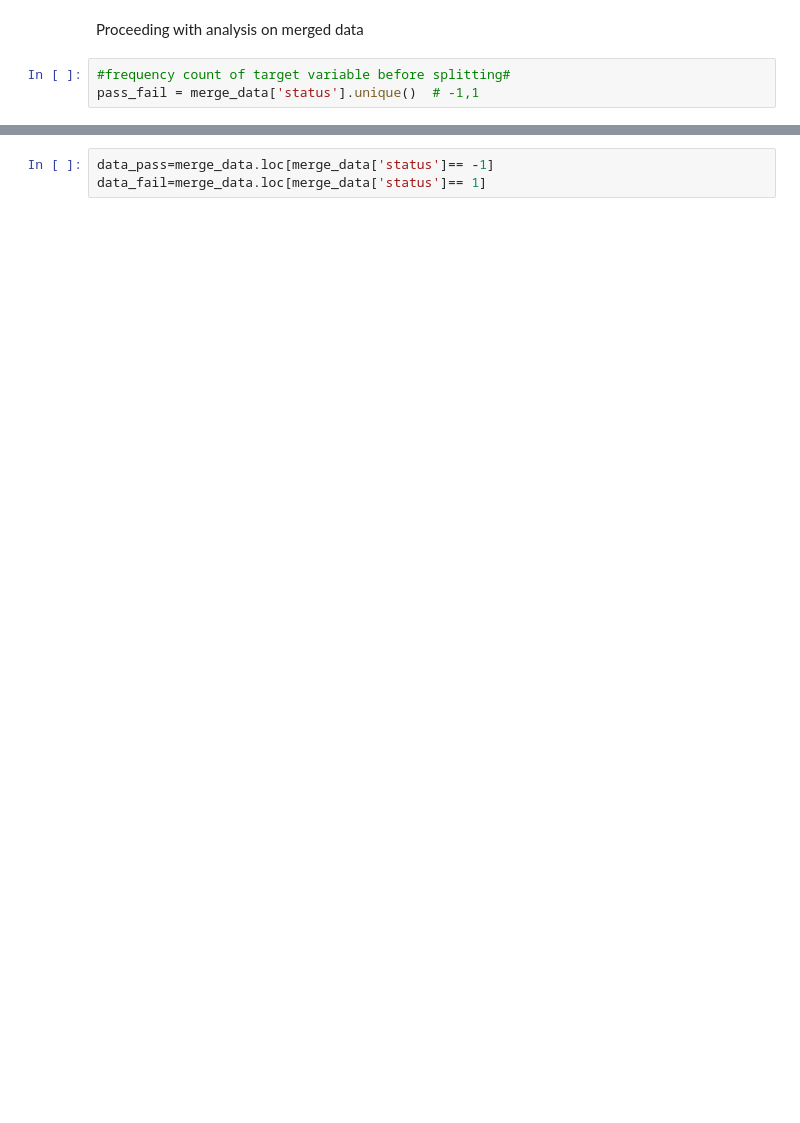
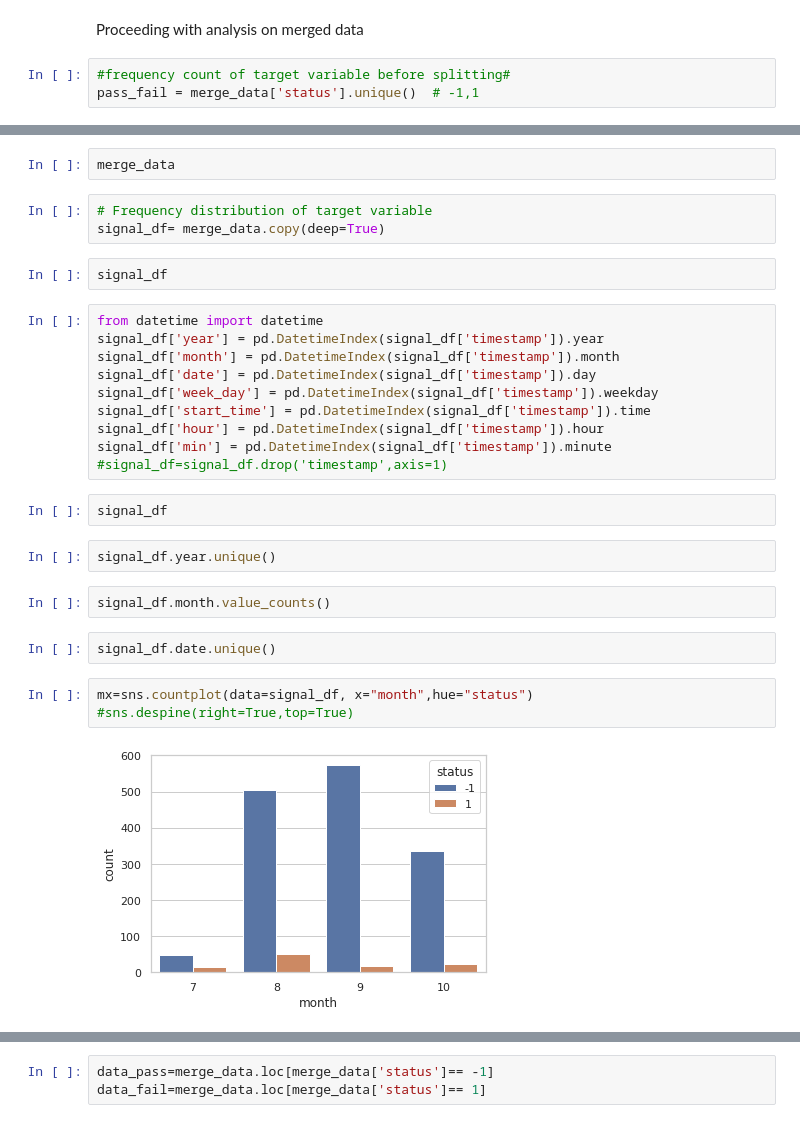
Before and after one commit to hinatanvir/Fault-Detection-SECOM, a Jupyter notebook: EDA.ipynb, the cells around one changed output, grey strips where cells are left out. Saved outputs shown, nothing was run; the diff lists cells and outputs as text; blank space fills up the shorter version.

```diff
--- a/EDA.ipynb
+++ b/EDA.ipynb
@@ -393,0 +245,30 @@ NameError: ignored
+# %%
+merge_data
+# %%
+# Frequency distribution of target variable
+signal_df= merge_data.copy(deep=True)
+# %%
+signal_df
+# %%
+from datetime import datetime
+signal_df['year'] = pd.DatetimeIndex(signal_df['timestamp']).year
+signal_df['month'] = pd.DatetimeIndex(signal_df['timestamp']).month
+signal_df['date'] = pd.DatetimeIndex(signal_df['timestamp']).day
+signal_df['week_day'] = pd.DatetimeIndex(signal_df['timestamp']).weekday
+signal_df['start_time'] = pd.DatetimeIndex(signal_df['timestamp']).time
+signal_df['hour'] = pd.DatetimeIndex(signal_df['timestamp']).hour
+signal_df['min'] = pd.DatetimeIndex(signal_df['timestamp']).minute
+#signal_df=signal_df.drop('timestamp',axis=1)
+# %%
+signal_df
+# %%
+signal_df.year.unique()
+# %%
+signal_df.month.value_counts()
+# %%
+signal_df.date.unique()
+# %%
+mx=sns.countplot(data=signal_df, x="month",hue="status")
+#sns.despine(right=True,top=True)
+# %% [output]
+[figure, added]
```
Also changed, not shown: parts of 16 cells of this notebook.
